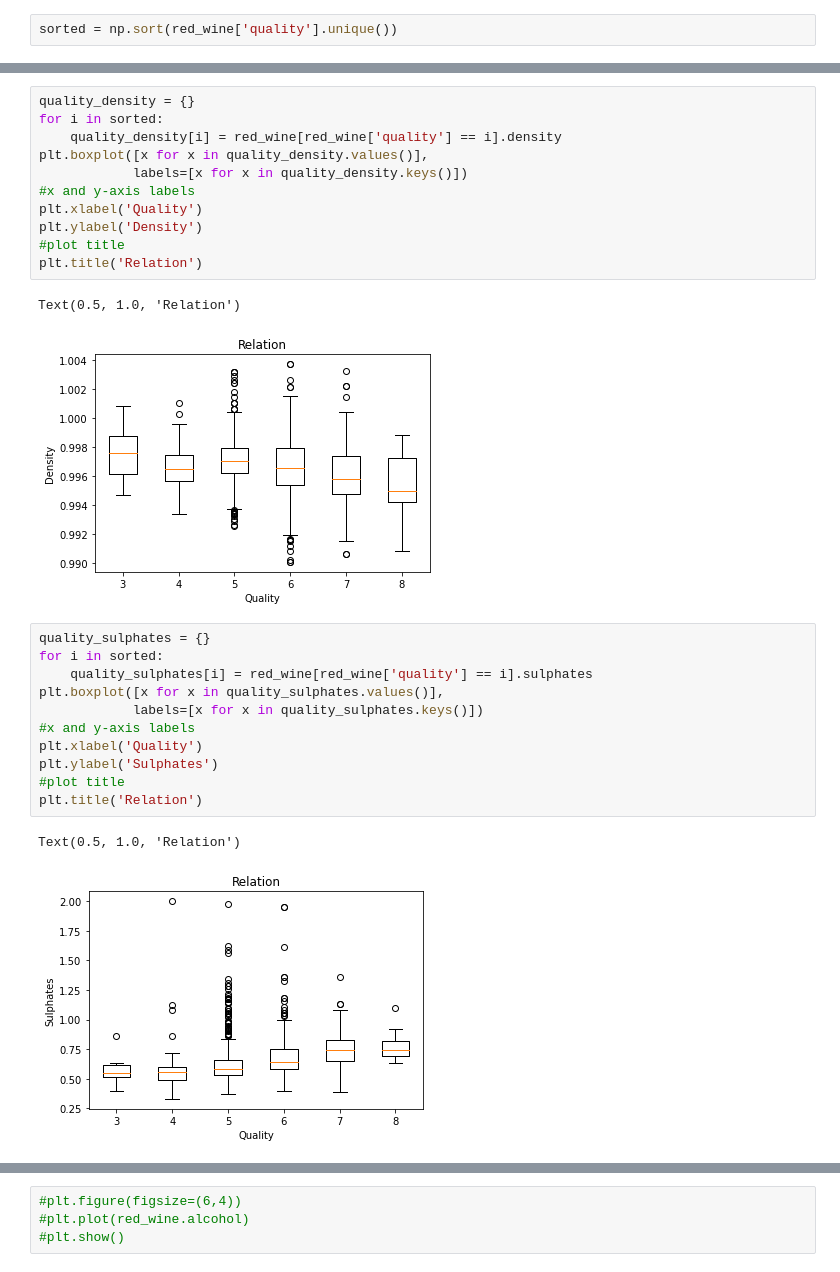
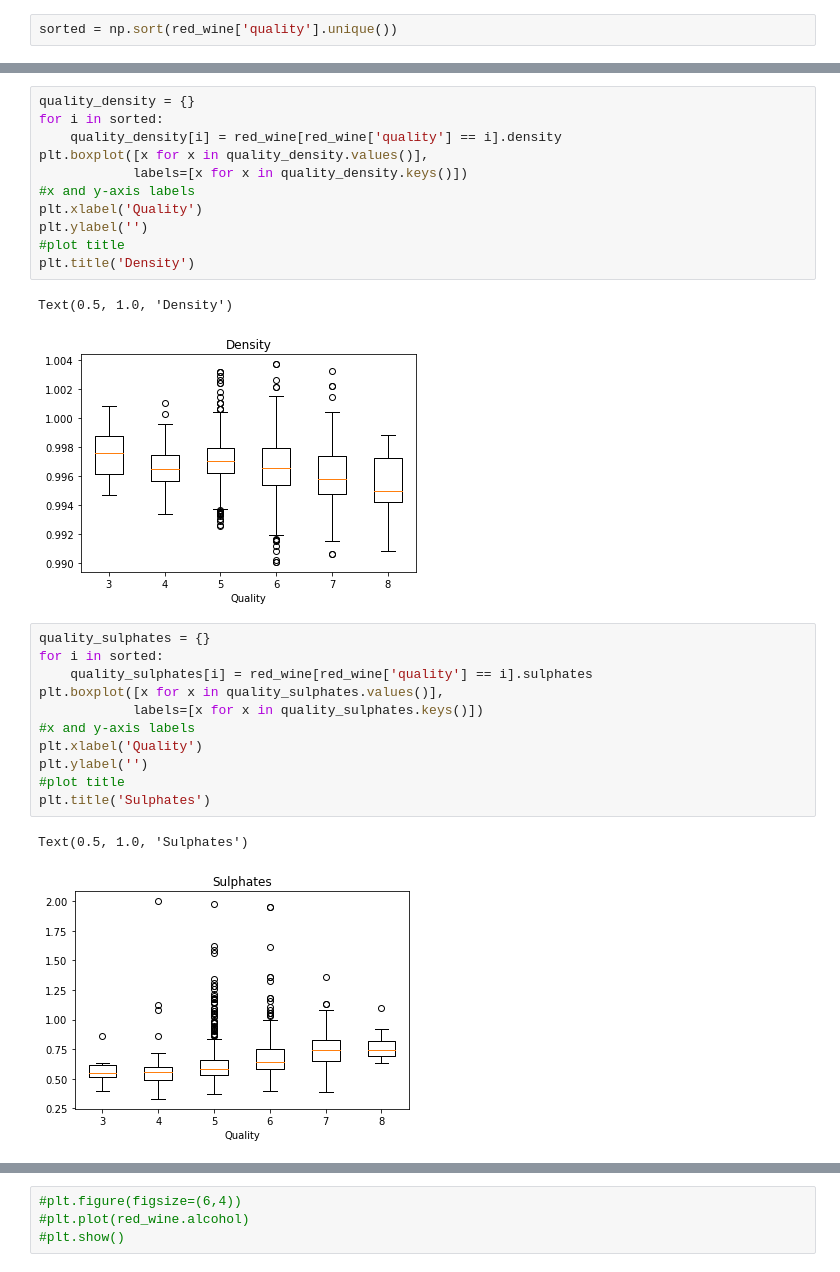
Before and after one commit to movifu1982/EDA---Wine-Project, a Jupyter notebook: homework.ipynb, the cells around one changed output, grey strips where cells are left out. Drawn from its saved outputs; the diff is of its cells as text.

```diff
--- a/homework.ipynb
+++ b/homework.ipynb
@@ -207,17 +225,17 @@ Text(0.5, 1.0, 'Relation')
 # %%
 quality_density = {}
 for i in sorted:
     quality_density[i] = red_wine[red_wine['quality'] == i].density
 plt.boxplot([x for x in quality_density.values()],
             labels=[x for x in quality_density.keys()])
 #x and y-axis labels
 plt.xlabel('Quality')
-plt.ylabel('Density')
+plt.ylabel('')
 #plot title
-plt.title('Relation')
+plt.title('Density')
 # %% [output]
-Text(0.5, 1.0, 'Relation')
+Text(0.5, 1.0, 'Density')
-[figure, old version]
+[figure, new version]
 # %%
 quality_sulphates = {}
 for i in sorted:
@@ -226,12 +244,12 @@ plt.boxplot([x for x in quality_sulphates.values()],
             labels=[x for x in quality_sulphates.keys()])
 #x and y-axis labels
 plt.xlabel('Quality')
-plt.ylabel('Sulphates')
+plt.ylabel('')
 #plot title
-plt.title('Relation')
+plt.title('Sulphates')
 # %% [output]
-Text(0.5, 1.0, 'Relation')
+Text(0.5, 1.0, 'Sulphates')
-[figure, old version]
+[figure, new version]
 # %%
 quality_pH = {}
 for i in sorted:
```
Also changed, not shown: parts of 23 cells of this notebook, 2 other files.
